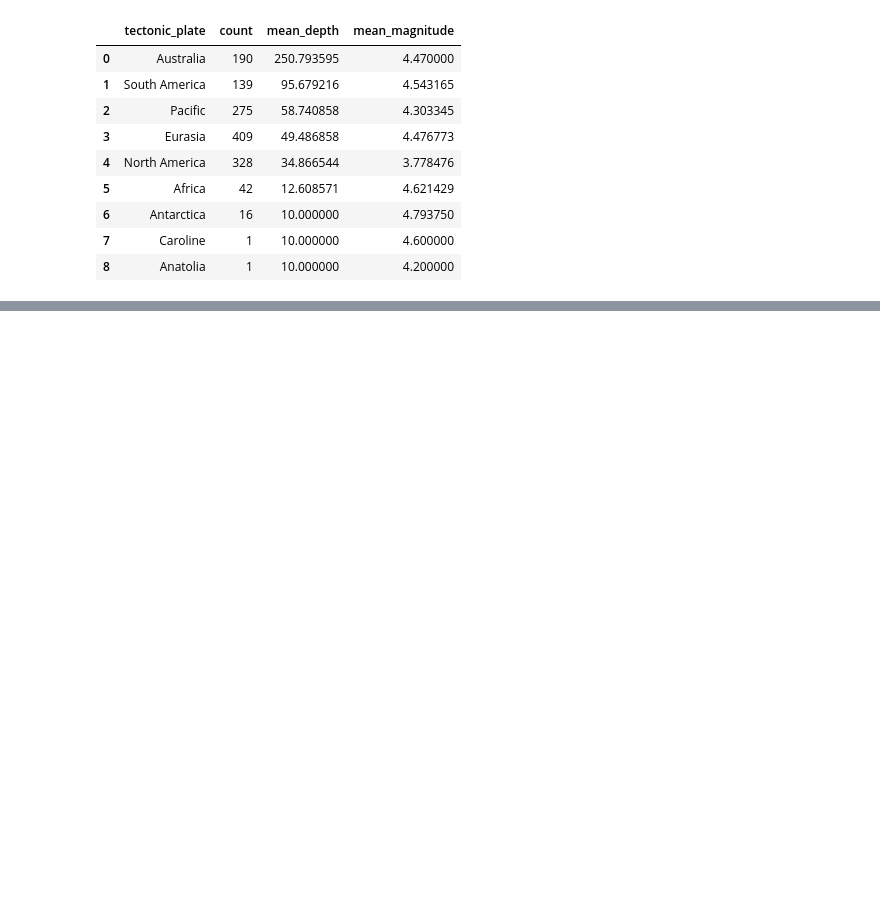
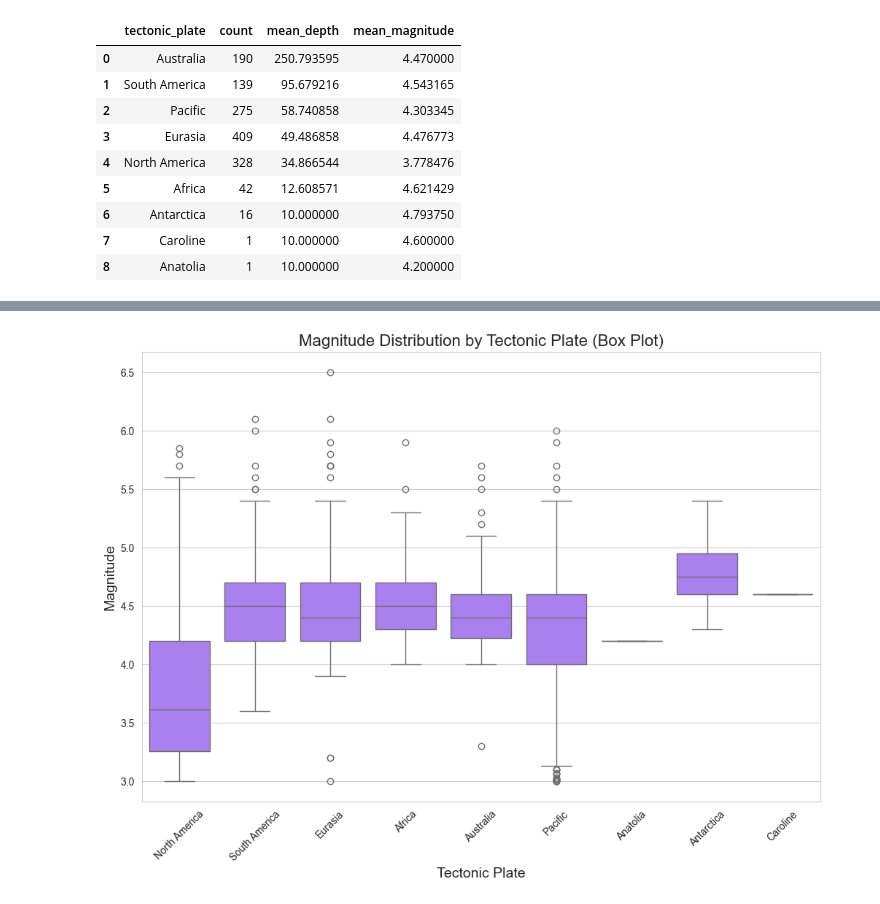
Before and after one commit to veronicadeleonh/earthquakes-volcanoes, a Jupyter notebook: dev-notebooks/earthquakes-data.ipynb, the cells around one changed output, grey strips where cells are left out. Drawn from its saved outputs; the diff is of its cells as text; code cells hidden in the pictures; blank space fills up the shorter version.

```diff
--- a/dev-notebooks/earthquakes-data.ipynb
+++ b/dev-notebooks/earthquakes-data.ipynb
@@ -480,0 +481,24 @@ plt.legend(title='Tectonic Plate', bbox_to_anchor=(1.05, 1), loc='upper left')
+# %%
+# Magnitude Distribution by Tectonic Plate
+
+magnitude_by_plate = earthquakes_with_plates[['tectonic_plate', 'mag']]
+
+# Create a box plot
+plt.figure(figsize=(12, 8))
+sns.boxplot(
+    x='tectonic_plate',
+    y='mag',
+    data=magnitude_by_plate,
+    color=color_purple,
+)
+
+# Add titles and labels
+plt.title('Magnitude Distribution by Tectonic Plate (Box Plot)', fontsize=16)
+plt.xlabel('Tectonic Plate', fontsize=14)
+plt.ylabel('Magnitude', fontsize=14)
+plt.xticks(rotation=45)  # Rotate x-axis labels for better readability
+
+# Show the plot
+plt.show()
+# %% [output]
+[figure, added]
```
Also changed, not shown: parts of 4 cells of this notebook, 4 other files.
